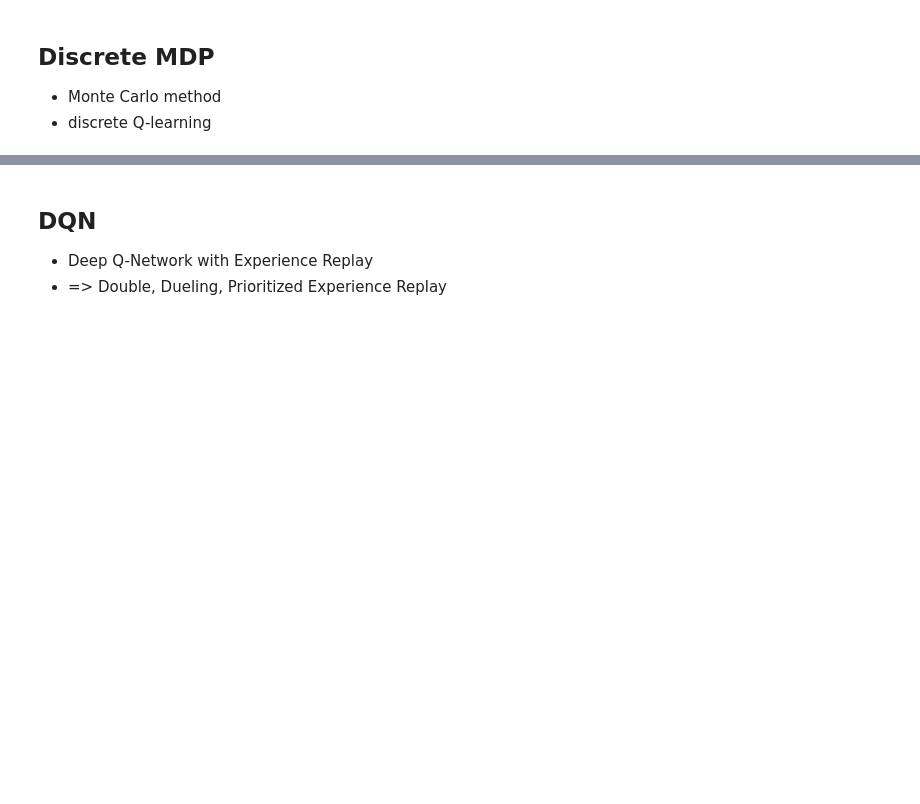
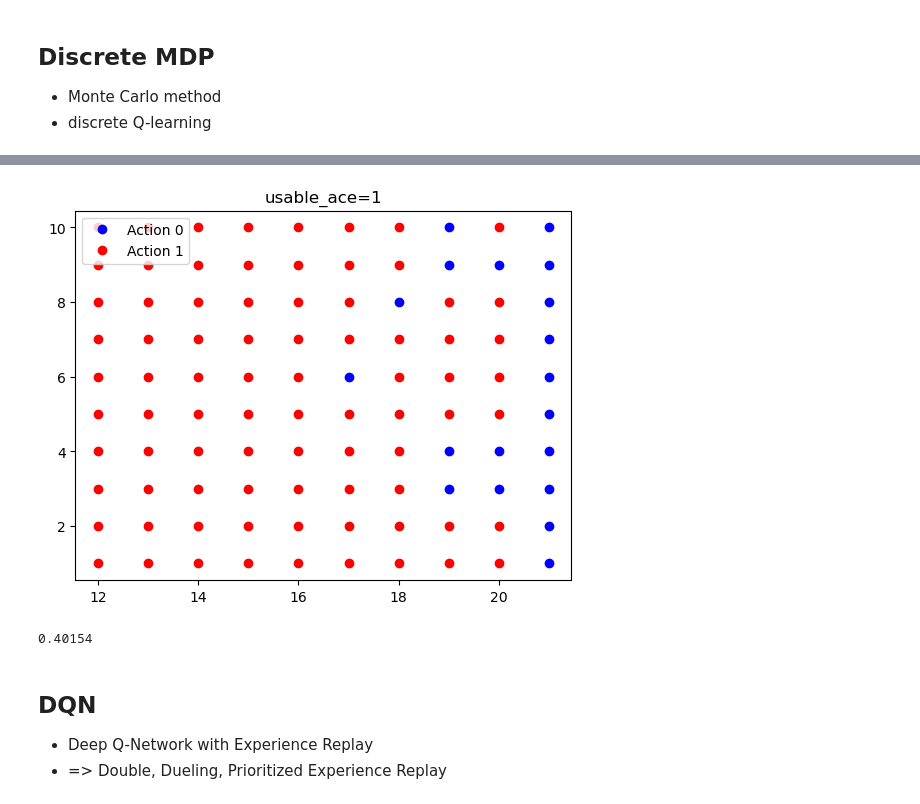
Before and after one commit to ajwkim/NSM_PDL, a Jupyter notebook: PDL_Python.ipynb, the cells around one changed output, grey strips where cells are left out. Drawn from its saved outputs; the diff is of its cells as text; code cells hidden in the pictures; blank space fills up the shorter version.

```diff
--- a/PDL_Python.ipynb
+++ b/PDL_Python.ipynb
@@ -3073,3 +3192,13 @@ score
+# %%
+action_region(1);
+# %% [output]
+[figure, added]
+# %%
+# 1000번 승률
+
+test(10_0000)
+# %% [output]
+0.40154
 # %% [markdown]
 ## DQN
 - Deep Q-Network with Experience Replay
```
Also changed, not shown: parts of 10 cells of this notebook.
